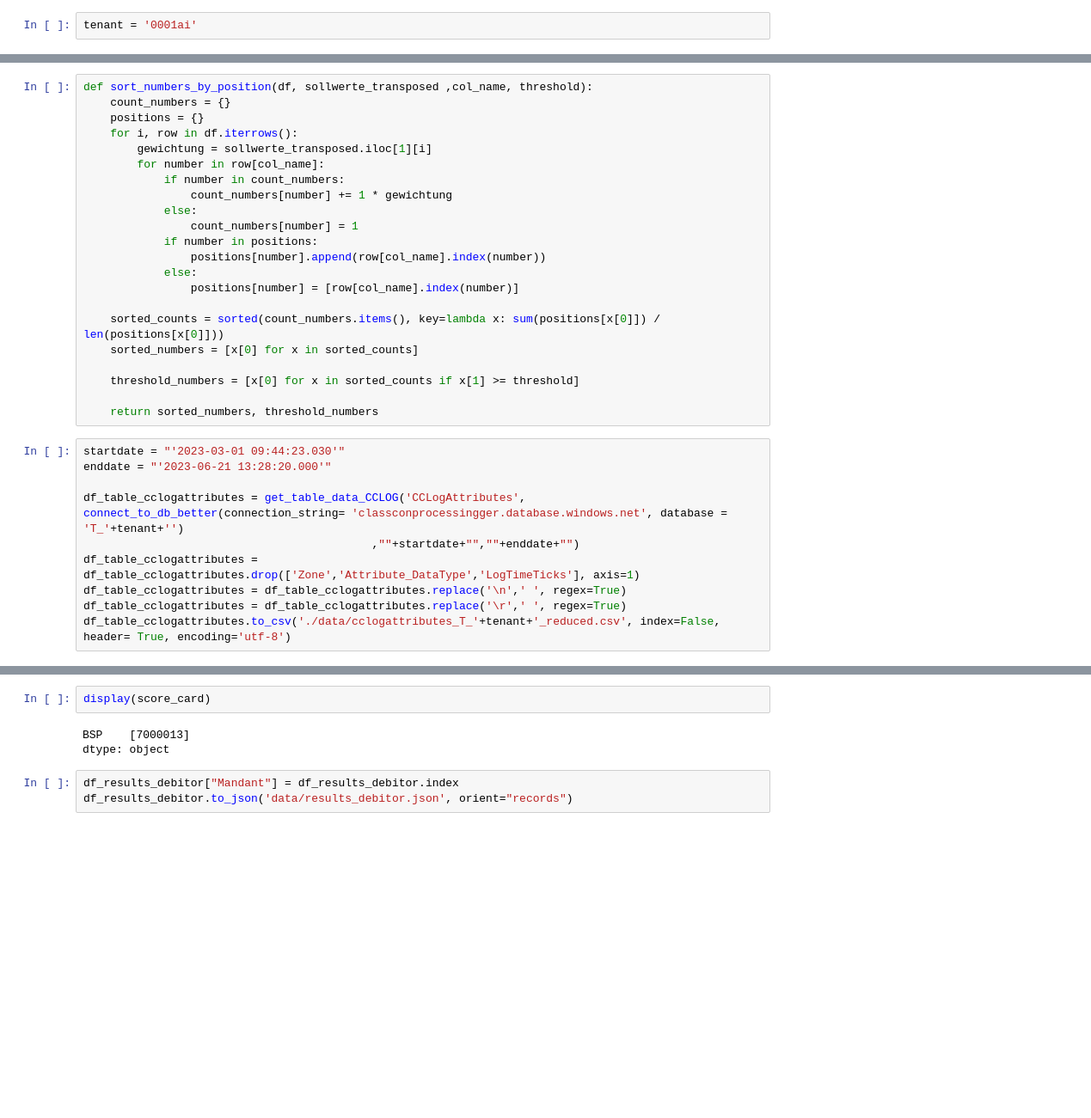
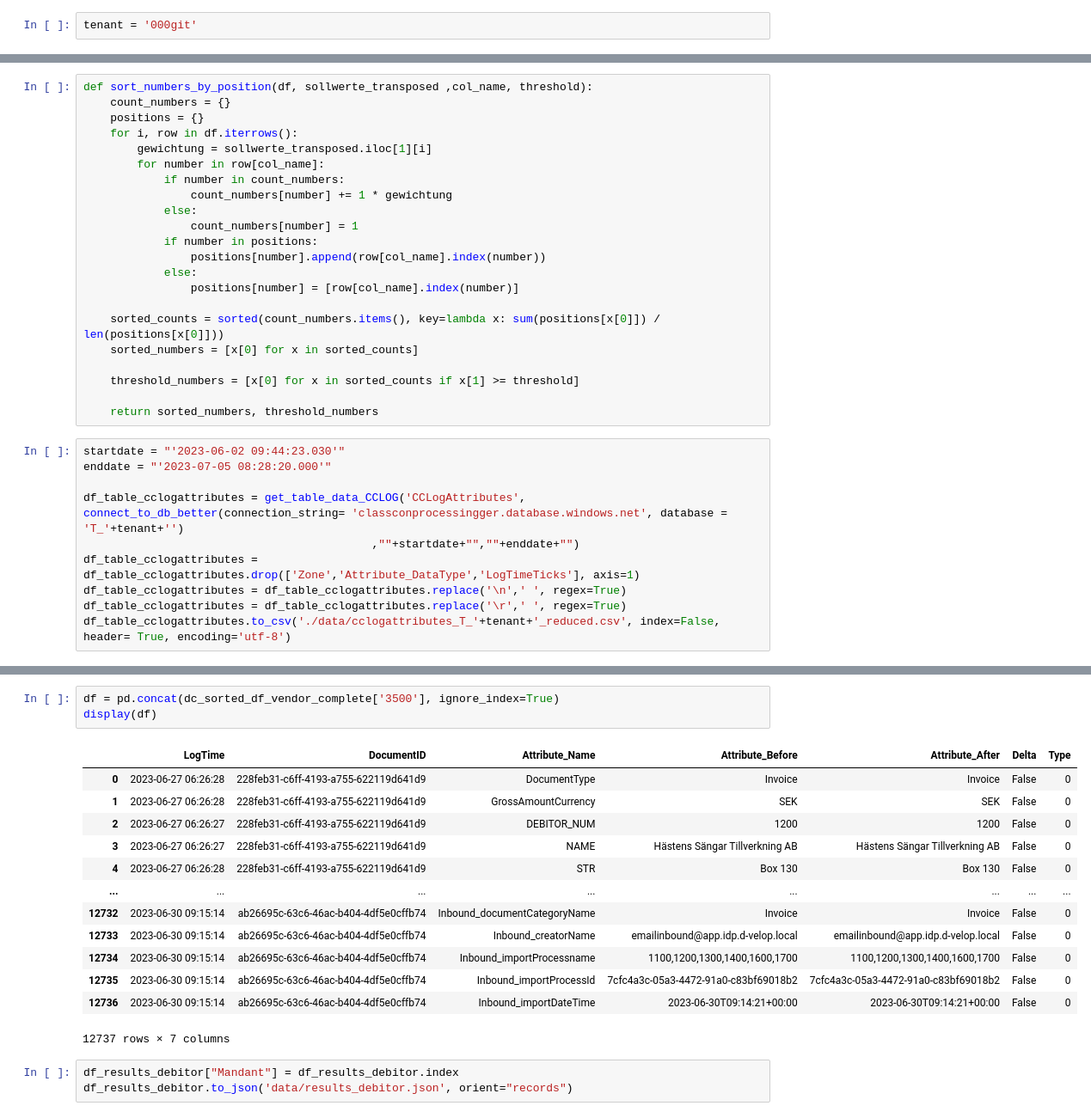
Before and after one commit to FusionShareeza/Masterarbeit, a Jupyter notebook: sqlconnector.ipynb, the cells around one changed output, grey strips where cells are left out. Shown at 86% size. Cells and saved outputs as stored; diff of their text form; blank space fills up the shorter version.

```diff
--- a/sqlconnector.ipynb
+++ b/sqlconnector.ipynb
@@ -67,7 +67,7 @@ Tensorflow/Keras: 2.12.0
 # %% [markdown]
 # Connect to Database and get Data
 # %%
-tenant = '0001ai'
+tenant = '000git'
 # %%
 def connect_to_db_better(connection_string,
                     database,
@@ -626,8 +626,8 @@ def sort_numbers_by_position(df, sollwerte_transposed ,col_name, threshold):
 
     return sorted_numbers, threshold_numbers
 # %%
-startdate = "'2023-03-01 09:44:23.030'"
-enddate = "'2023-06-21 13:28:20.000'"
+startdate = "'2023-06-02 09:44:23.030'"
+enddate = "'2023-07-05 08:28:20.000'"
 
 df_table_cclogattributes = get_table_data_CCLOG('CCLogAttributes', connect_to_db_better(connection_string= 'classconprocessingger.database.windows.net', database = 'T_'+tenant+'')
                                            ,""+startdate+"",""+enddate+"")
@@ -707,8 +703,20 @@ hiiiier
-# %%
-display(score_card)
-# %% [output]
-BSP    [7000013]
-dtype: object
+# %%
+df = pd.concat(dc_sorted_df_vendor_complete['3500'], ignore_index=True)
+display(df)
+# %% [output]
+|  | LogTime | DocumentID | Attribute_Name | Attribute_Before | Attribute_After | Delta | Type |
+| 0 | 2023-06-27 06:26:28 | 228feb31-c6ff-4193-a755-622119d641d9 | DocumentType | Invoice | Invoice | False | 0 |
+| 1 | 2023-06-27 06:26:28 | 228feb31-c6ff-4193-a755-622119d641d9 | GrossAmountCurrency | SEK | SEK | False | 0 |
+| 2 | 2023-06-27 06:26:27 | 228feb31-c6ff-4193-a755-622119d641d9 | DEBITOR_NUM | 1200 | 1200 | False | 0 |
+| 3 | 2023-06-27 06:26:27 | 228feb31-c6ff-4193-a755-622119d641d9 | NAME | Hästens Sängar Tillverkning AB | Hästens Sängar Tillverkning AB | False | 0 |
+| 4 | 2023-06-27 06:26:28 | 228feb31-c6ff-4193-a755-622119d641d9 | STR | Box 130 | Box 130 | False | 0 |
+| ... | ... | ... | ... | ... | ... | ... | ... |
+| 12732 | 2023-06-30 09:15:14 | ab26695c-63c6-46ac-b404-4df5e0cffb74 | Inbound_documentCategoryName | Invoice | Invoice | False | 0 |
+| 12733 | 2023-06-30 09:15:14 | ab26695c-63c6-46ac-b404-4df5e0cffb74 | Inbound_creatorName | emailinbound@app.idp.d-velop.local | emailinbound@app.idp.d-velop.local | False | 0 |
+| 12734 | 2023-06-30 09:15:14 | ab26695c-63c6-46ac-b404-4df5e0cffb74 | Inbound_importProcessname | 1100,1200,1300,1400,1600,1700 | 1100,1200,1300,1400,1600,1700 | False | 0 |
+| 12735 | 2023-06-30 09:15:14 | ab26695c-63c6-46ac-b404-4df5e0cffb74 | Inbound_importProcessId | 7cfc4a3c-05a3-4472-91a0-c83bf69018b2 | 7cfc4a3c-05a3-4472-91a0-c83bf69018b2 | False | 0 |
+| 12736 | 2023-06-30 09:15:14 | ab26695c-63c6-46ac-b404-4df5e0cffb74 | Inbound_importDateTime | 2023-06-30T09:14:21+00:00 | 2023-06-30T09:14:21+00:00 | False | 0 |
+12737 rows × 7 columns
 # %%
 df_results_debitor["Mandant"] = df_results_debitor.index
 df_results_debitor.to_json('data/results_debitor.json', orient="records")
```
Also changed, not shown: parts of 6 cells of this notebook, 2 other files.
